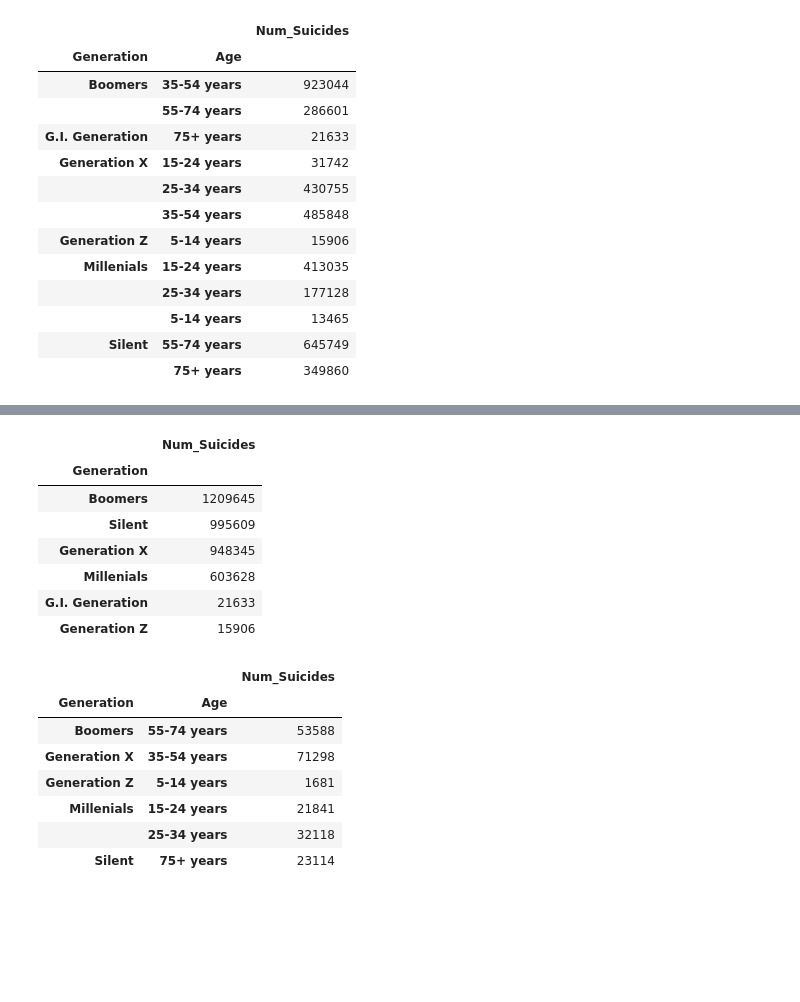
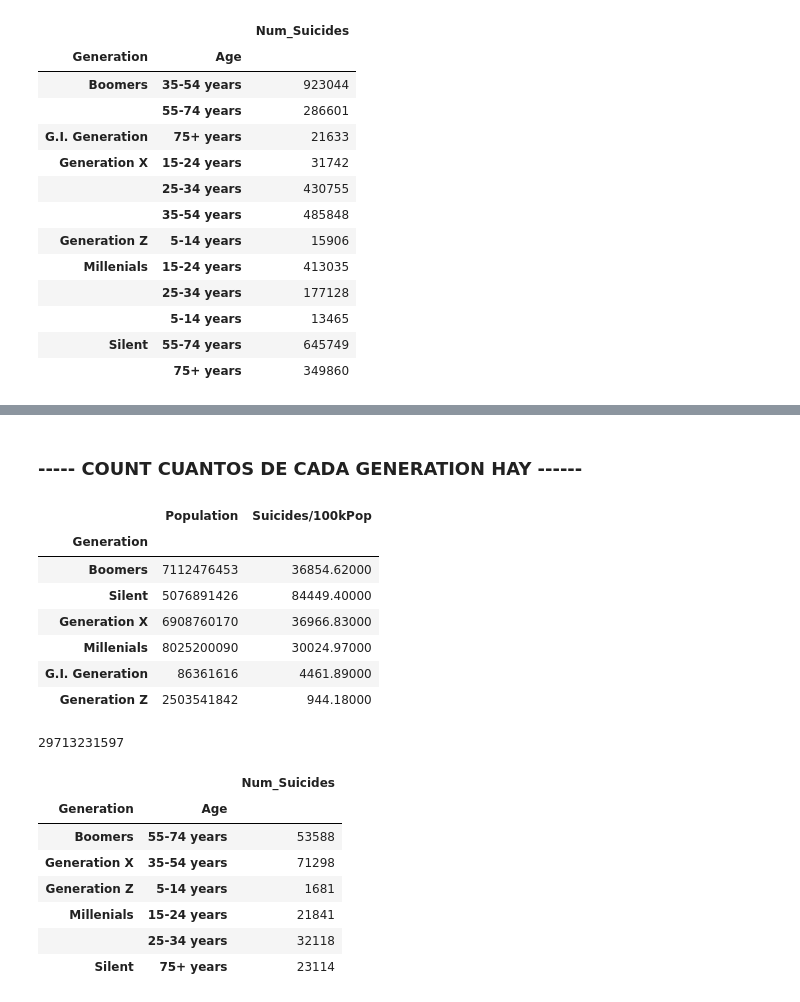
Before and after one commit to cinlaozdemir/Project-Week-3-Data-Thieves, a Jupyter notebook: your-project/Project3_DescStats-Copy1.ipynb, the cells around one changed output, grey strips where cells are left out. Drawn from its saved outputs; the diff is of its cells as text; code cells hidden in the pictures; blank space fills up the shorter version.

```diff
--- a/your-project/Project3_DescStats-Copy1.ipynb
+++ b/your-project/Project3_DescStats-Copy1.ipynb
@@ -438,5 +440,5 @@ df.head(2)
 | 132 | Albania | 2000 | male | 25-34 years | 17 | 232000 | 7.33000 | 3632043908.00000 | 1299 | ... |
 | 133 | Albania | 2000 | male | 55-74 years | 10 | 177400 | 5.64000 | 3632043908.00000 | 1299 | ... |
 # %%
-df = df[['Generation', 'Age','Num_Suicides']]
+df1 = df[['Generation', 'Age','Num_Suicides']]
 # %%
@@ -463,13 +478,4 @@ df.groupby(['Generation','Age']).sum()
+# %% [markdown]
+### ----- COUNT CUANTOS DE CADA GENERATION HAY ------
 # %%
-df = df.groupby('Generation').sum().sort_values("Num_Suicides", ascending=False)
+df2 = df.groupby('Generation').sum().sort_values("Num_Suicides", ascending=False)
-# %%
-df
-# %% [output]
-|  | Num_Suicides |
-| Generation |  |
-| Boomers | 1209645 |
-| Silent | 995609 |
-| Generation X | 948345 |
-| Millenials | 603628 |
-| G.I. Generation | 21633 |
-| Generation Z | 15906 |
@@ -478,3 +482,20 @@ df
+# %%
+df2 = df2[['Population', 'Suicides/100kPop']]
+# %%
+df2
+# %% [output]
+|  | Population | Suicides/100kPop |
+| Generation |  |  |
+| Boomers | 7112476453 | 36854.62000 |
+| Silent | 5076891426 | 84449.40000 |
+| Generation X | 6908760170 | 36966.83000 |
+| Millenials | 8025200090 | 30024.97000 |
+| G.I. Generation | 86361616 | 4461.89000 |
+| Generation Z | 2503541842 | 944.18000 |
+# %%
+df2['Population'].sum()
+# %% [output]
+29713231597
 # %%
 # Let's see what happened in 2015:
 # %%
```
Also changed, not shown: parts of 9 cells of this notebook.
